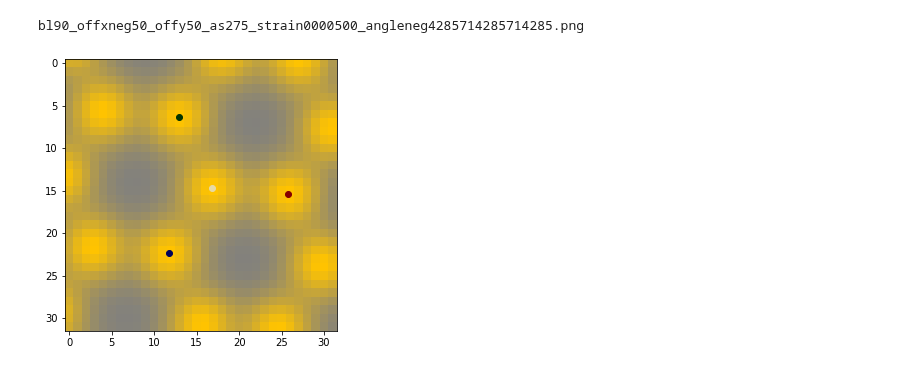
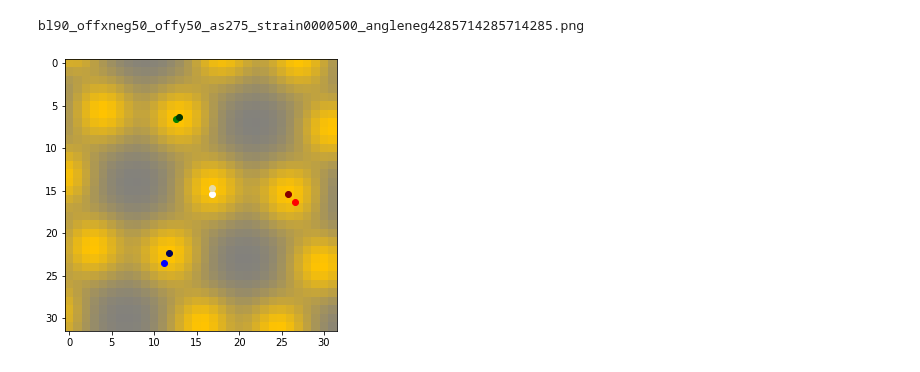
Before and after one commit to DanielMGlazer/HexogonalMLProject, a Jupyter notebook: Image predictions.ipynb, the cells around one changed output. Drawn from its saved outputs; the diff is of its cells as text; code cells hidden in the pictures.

```diff
--- a/Image predictions.ipynb
+++ b/Image predictions.ipynb
@@ -90,25 +122,32 @@ def get_filename(_bl,_offx,_offy,_a_s,_q,_r,_b,_angle):
 # %%
 #Loads in a testing image
 test_dataset_dir ='\\Users\\danie\\Penn_State_REU_Jupyter\\Hexagon ML Project GitHub\\Training_set_6_18'
+prediction_dir=os.path.join("Training_Set_Predictions",model_name)
 dft = pd.read_csv(os.path.join(test_dataset_dir,"training_dataframe.csv"))
-
+dfp= pd.read_csv(os.path.join(prediction_dir,"predictions_dataframe.csv"))
 #get_filename params are the indicies for (bond length, offx, offy, atom size, q, r, b, anlge)
 im_filename=get_filename(3,0,4,1,0,2,0,3)
 print(im_filename)
 index=np.flatnonzero(dft['filename']==im_filename)[0]
 
 test_im=image.load_img(os.path.join(test_dataset_dir,dft['filename'][index]))
 test_im_arr=image.img_to_array(test_im)
 test_im_arr_batch=np.array([test_im_arr])
 label_names=['x_coord','y_coord','neighbor1x','neighbor1y','neighbor2x','neighbor2y','neighbor3x','neighbor3y']
 test_labels=dft[label_names].loc[index].to_numpy()
+prediction_labels=dfp[label_names].loc[index].to_numpy()
 
 center_atom_t,neighbors_t=split_label(test_labels)
+center_atom,neighbors=split_label(prediction_labels)
 
-plt.figure(figsize = (5, 5))
+prediction_plots_dir=os.path.join('Prediction_Plots',datetime.datetime.now().strftime("%m_%d"))
+
+fig = plt.figure(figsize = (5, 5))
 ax = plt.subplot(1,1,1)
 ax.imshow(test_im)
+plot_labels()
 plot_test_labels()
+#plt.savefig(os.path.join(prediction_plots_dir,"train_image_"+str(index)+"_"+model_name))
 # %% [output]
 bl90_offxneg50_offy50_as275_strain0000500_angleneg4285714285714285.png
-[figure, old version]
+[figure, new version]
```
Also changed, not shown: parts of 6 cells of this notebook, 21 other files.
